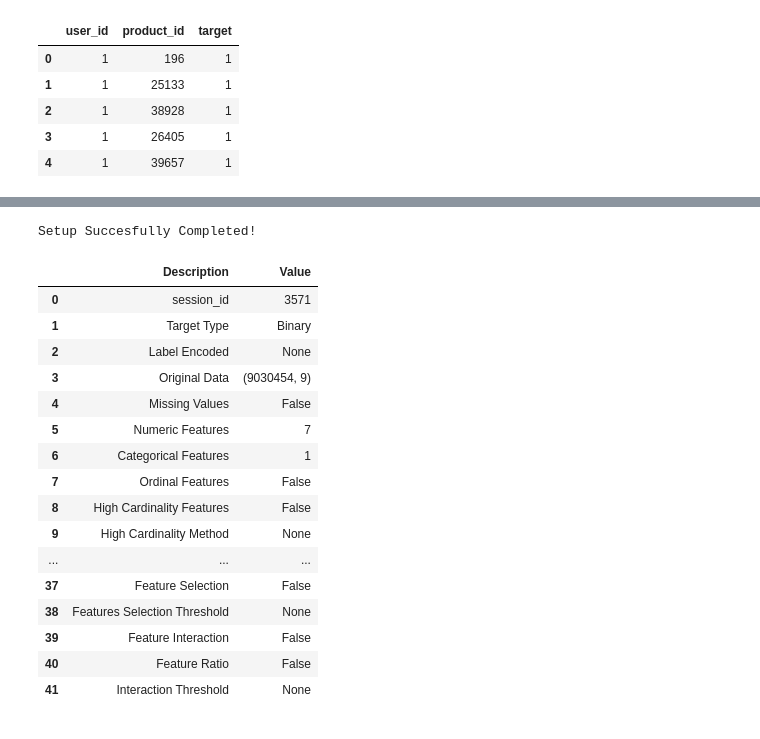
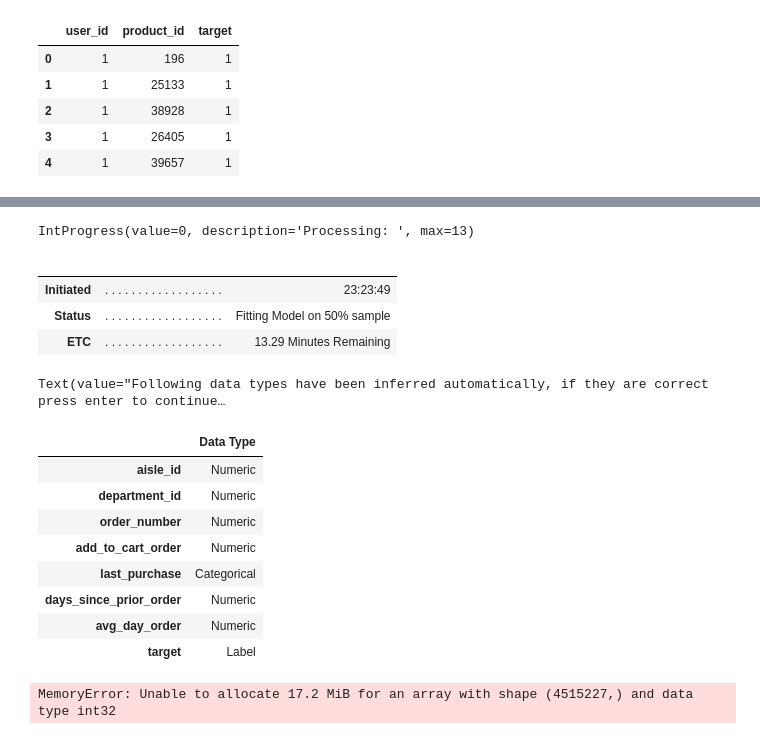
Before and after one commit to sittingman/instacart_product_repurchase, a Jupyter notebook: machine_learning.ipynb, the cells around one changed output, grey strips where cells are left out. Drawn from its saved outputs; the diff is of its cells as text; code cells hidden in the pictures.

Commit message:
upload to show memory error message to mentor

```diff
--- a/machine_learning.ipynb
+++ b/machine_learning.ipynb
@@ -59,7 +81,9 @@ order_p_detail = order_p_detail.merge(product_full_detail[['product_id', 'aisle_
 - get purchases times by product
 - get the nth purchase number by users
 # %%
-user_df = order_p_detail.groupby(['user_id', 'product_id','aisle_id','department_id']).agg({'order_number':'max', 'add_to_cart_order': 'count', 'reordered':'sum', 'last_purchase':'max', 'days_since_prior_order':'max'}).reset_index()
+user_df = order_p_detail.groupby(['user_id', 'product_id', 'aisle_id','department_id']).agg({'order_number':'max', 'add_to_cart_order': 'count', 'last_purchase':'max', 'days_since_prior_order':['max', 'mean']}).reset_index()
+# %%
+user_df.columns = ['user_id','product_id','aisle_id','department_id','order_number','add_to_cart_order','last_purchase','days_since_prior_order', 'avg_day_order']
 # %%
 user_df.head()
 # %% [output]
@@ -115,7 +130,7 @@ train_target.head()
 | 3 | 1 | 26405 | 1 |
 | 4 | 1 | 39657 | 1 |
 # %%
-train_df = pd.merge(user_df_test, train_target, on=['user_id', 'product_id'], how='outer').fillna(0).set_index('user_id')
+train_df = pd.merge(user_df_test, train_target, on=['user_id', 'product_id'], how='outer').fillna(0).set_index(['user_id','product_id'])
 # %%
 train_df.head()
 # %% [output]
@@ -150,2 +144,2 @@ train_df.loc[1]
 # %%
-train_df = train_df.astype({'target':'int'})
+train_df = train_df.astype({'target':'int', 'last_purchase':'str'})
@@ -171,21 +166,21 @@ memory usage: 654.5 MB
 # %%
-exp1 = setup(train_df, target='target')
+%%time
+exp = setup(train_df, target='target')
 # %% [output]
-Setup Succesfully Completed!
+IntProgress(value=0, description='Processing: ', max=13)
-|  | Description | Value |
-| 0 | session_id | 3571 |
-| 1 | Target Type | Binary |
-| 2 | Label Encoded | None |
-| 3 | Original Data | (9030454, 9) |
-| 4 | Missing Values | False |
-| 5 | Numeric Features | 7 |
-| 6 | Categorical Features | 1 |
-| 7 | Ordinal Features | False |
-| 8 | High Cardinality Features | False |
-| 9 | High Cardinality Method | None |
-| ... | ... | ... |
-| 37 | Feature Selection | False |
-| 38 | Features Selection Threshold | None |
-| 39 | Feature Interaction | False |
-| 40 | Feature Ratio | False |
-| 41 | Interaction Threshold | None |
+|  |  |  |
+|  |  |  |
+| Initiated | . . . . . . . . . . . . . . . . . . | 23:23:49 |
+| Status | . . . . . . . . . . . . . . . . . . | Fitting Model on 50% sample |
+| ETC | . . . . . . . . . . . . . . . . . . | 13.29 Minutes Remaining |
+Text(value="Following data types have been inferred automatically, if they are correct press enter to continue…
+|  | Data Type |
+| aisle_id | Numeric |
+| department_id | Numeric |
+| order_number | Numeric |
+| add_to_cart_order | Numeric |
+| last_purchase | Categorical |
+| days_since_prior_order | Numeric |
+| avg_day_order | Numeric |
+| target | Label |
+MemoryError: Unable to allocate 17.2 MiB for an array with shape (4515227,) and data type int32
```
Also changed, not shown: parts of 43 cells of this notebook.
